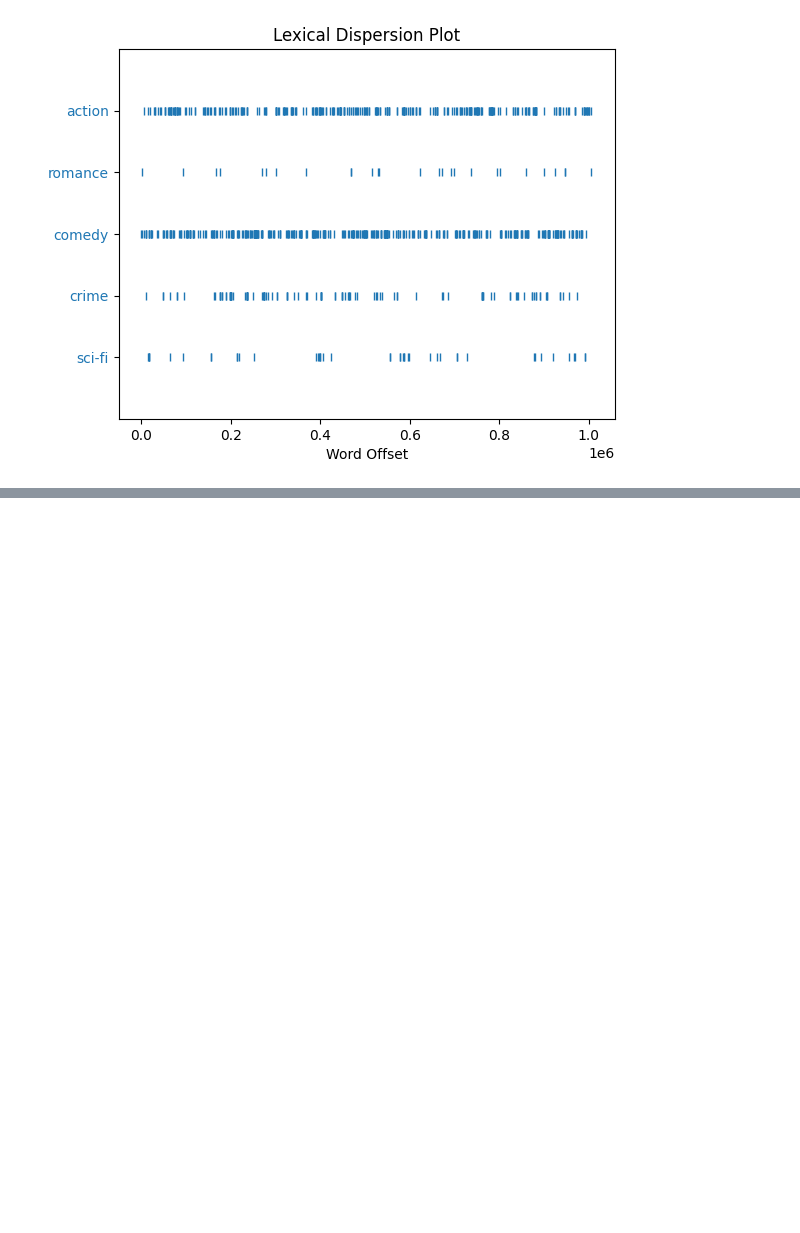
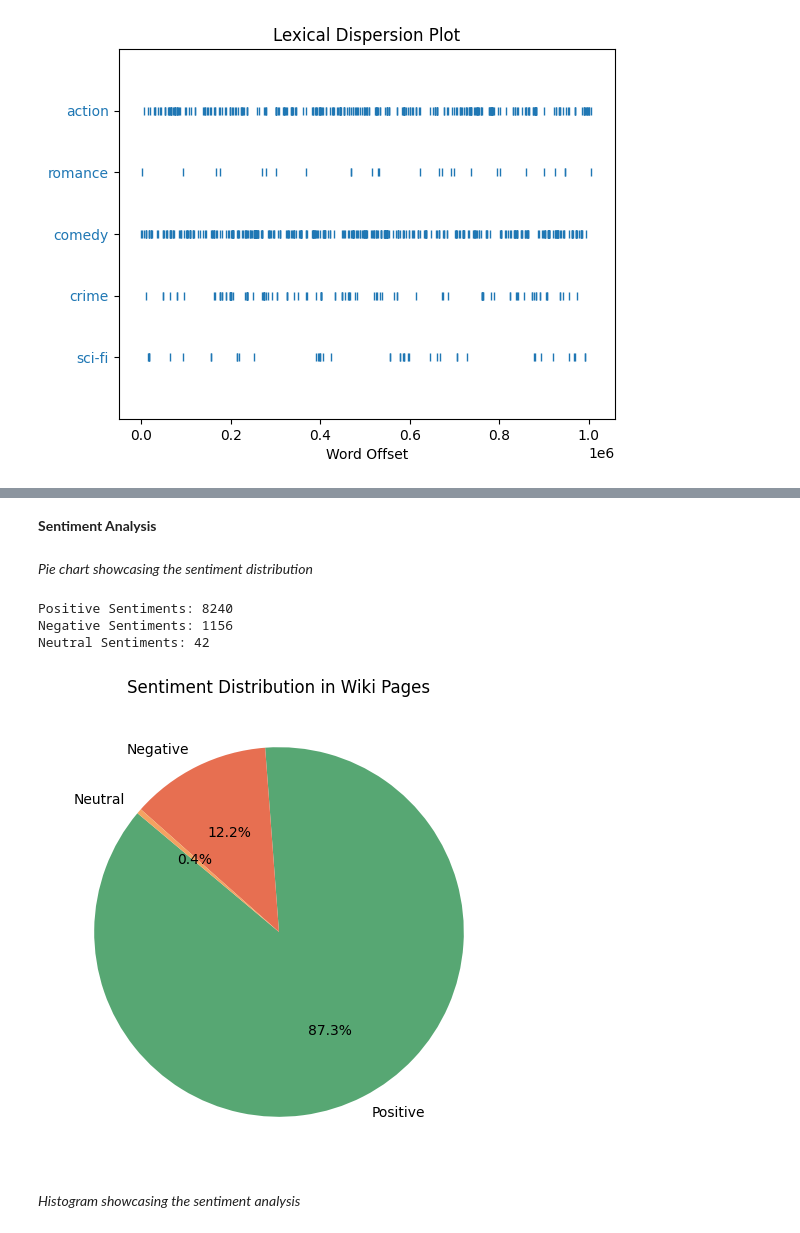
Before and after one commit to AleksandarLukic96/02805_Final_project, a Jupyter notebook: code/Natural_Language_Processing.ipynb, the cells around one changed output, grey strips where cells are left out. Saved outputs shown, nothing was run; the diff lists cells and outputs as text; code cells hidden in the pictures; blank space fills up the shorter version.

Commit message:
adding sentiment analysis and boxplots

```diff
--- a/code/Natural_Language_Processing.ipynb
+++ b/code/Natural_Language_Processing.ipynb
@@ -24,9 +27,9 @@ with open('../code/TMDB_scraped_actors.csv', 'r', encoding='utf-8') as file:
 for i in range(1, len(tmdb_data)):
     print(tmdb_data[i][1], tmdb_data[i][2])
 # %%
-file_path = '../code/TMDB_scraped_actors.csv'
+file_path_actor = '../code/TMDB_scraped_actors.csv'
 
-with open(file_path, 'r', encoding='utf-8') as file:
+with open(file_path_actor, 'r', encoding='utf-8') as file:
     reader = csv.reader(file)
     data = list(reader)
 
@@ -62 +67,7 @@ Passing `palette` without assigning `hue` is deprecated and will be removed in v
+# %%
+file_path_10000 = '../code/scraped_samples/WIKI_scraped_pages_10000.csv'
+
+with open(file_path_10000, 'r', encoding='utf-8') as file:
+    reader = csv.DictReader(file)
+    page_content = [row['page_content'] for row in reader if 'page_content' in row and row['page_content']]
 # %%
@@ -122,0 +94,46 @@ plt.show()
+# %% [markdown]
+**Sentiment Analysis**
+# %% [markdown]
+*Pie chart showcasing the sentiment distribution*
+# %%
+# Load the CSV data
+#file_path = '../code/scraped_samples/WIKI_scraped_pages.csv'
+file_path = "C:/Users/clara/OneDrive/Skrivebord/DTU/MSc_Human_centeret_Artificial_Intelligence/1. semester/02805_Social_graphs/WIKI_scraped_pages.csv"
+
+with open(file_path, 'r', encoding='utf-8') as file:
+    reader = csv.DictReader(file)
+    page_contents = [row['page_content'] for row in reader if 'page_content' in row and row['page_content']]
+# %%
+# Perform sentiment analysis
+sentiment_results = []
+for content in page_contents:
+    blob = TextBlob(content)
+    polarity = blob.sentiment.polarity  # Ranges from -1 (negative) to 1 (positive)
+    sentiment_results.append(polarity)
+
+# Categorize sentiments
+positive = sum(1 for s in sentiment_results if s > 0)
+negative = sum(1 for s in sentiment_results if s < 0)
+neutral = sum(1 for s in sentiment_results if s == 0)
+# %%
+# Display results
+print(f"Positive Sentiments: {positive}")
+print(f"Negative Sentiments: {negative}")
+print(f"Neutral Sentiments: {neutral}")
+
+# Plot the results
+labels = ['Positive', 'Negative', 'Neutral']
+sizes = [positive, negative, neutral]
+colors = ['#57a773', '#e76f51', '#f4a261']
+
+plt.figure(figsize=(8, 6))
+plt.pie(sizes, labels=labels, autopct='%1.1f%%', startangle=140, colors=colors)
+plt.title("Sentiment Distribution in Wiki Pages")
+plt.show()
+# %% [output]
+Positive Sentiments: 8240
+Negative Sentiments: 1156
+Neutral Sentiments: 42
+[figure, added]
+# %% [markdown]
+*Histogram showcasing the sentiment analysis*
```
Also changed, not shown: parts of 16 cells of this notebook.
